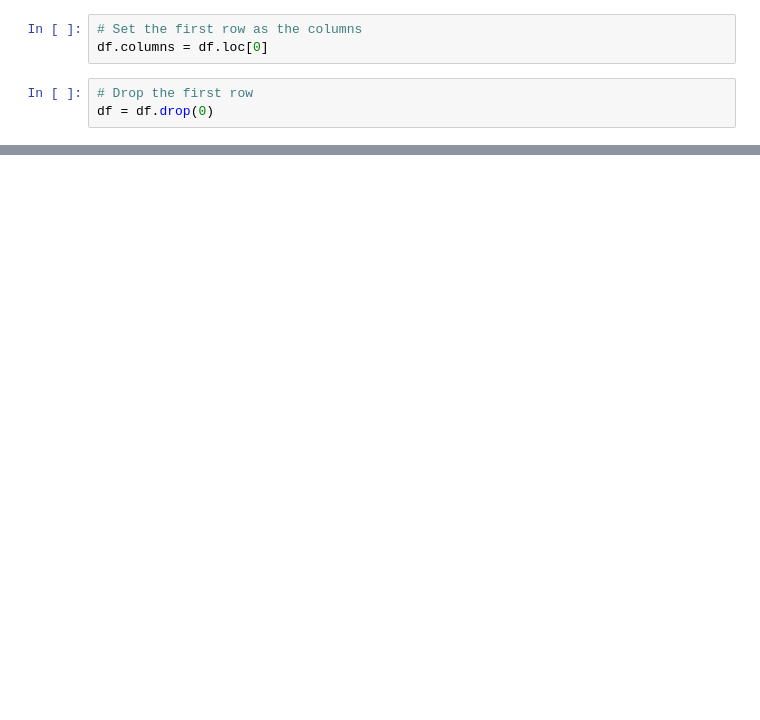
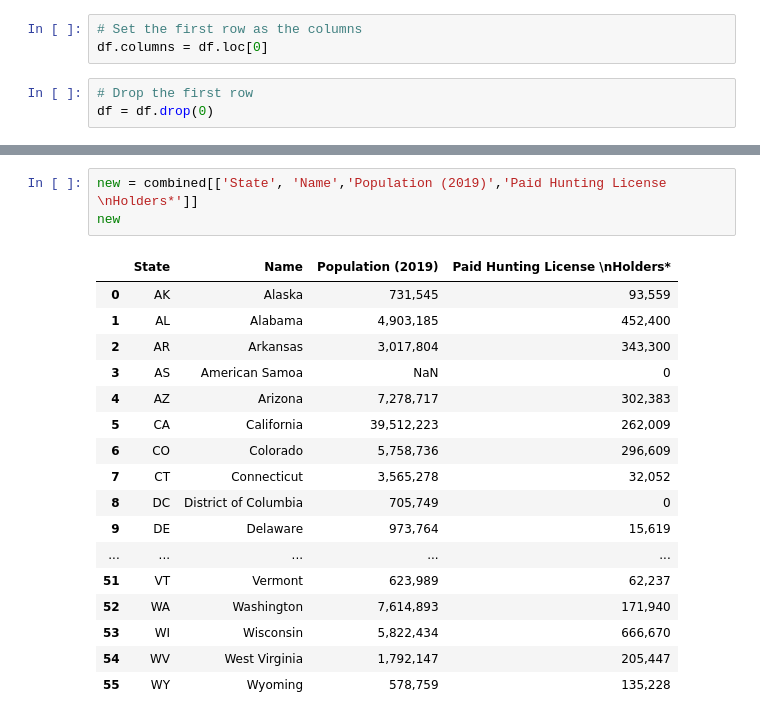
Before and after one commit to tunabellybella/Homework, a Jupyter notebook: fish/Parsing PDFs Homework.ipynb, the cells around one changed output, grey strips where cells are left out. Saved outputs shown, nothing was run; the diff lists cells and outputs as text; blank space fills up the shorter version.

```diff
--- a/fish/Parsing PDFs Homework.ipynb
+++ b/fish/Parsing PDFs Homework.ipynb
@@ -579,0 +582,21 @@ combined
+# %%
+new = combined[['State', 'Name','Population (2019)','Paid Hunting License \nHolders*']]
+new
+# %% [output]
+|  | State | Name | Population (2019) | Paid Hunting License \nHolders* |
+| 0 | AK | Alaska | 731,545 | 93,559 |
+| 1 | AL | Alabama | 4,903,185 | 452,400 |
+| 2 | AR | Arkansas | 3,017,804 | 343,300 |
+| 3 | AS | American Samoa | NaN | 0 |
+| 4 | AZ | Arizona | 7,278,717 | 302,383 |
+| 5 | CA | California | 39,512,223 | 262,009 |
+| 6 | CO | Colorado | 5,758,736 | 296,609 |
+| 7 | CT | Connecticut | 3,565,278 | 32,052 |
+| 8 | DC | District of Columbia | 705,749 | 0 |
+| 9 | DE | Delaware | 973,764 | 15,619 |
+| ... | ... | ... | ... | ... |
+| 51 | VT | Vermont | 623,989 | 62,237 |
+| 52 | WA | Washington | 7,614,893 | 171,940 |
+| 53 | WI | Wisconsin | 5,822,434 | 666,670 |
+| 54 | WV | West Virginia | 1,792,147 | 205,447 |
+| 55 | WY | Wyoming | 578,759 | 135,228 |
```
Also changed, not shown: parts of 13 cells of this notebook.
